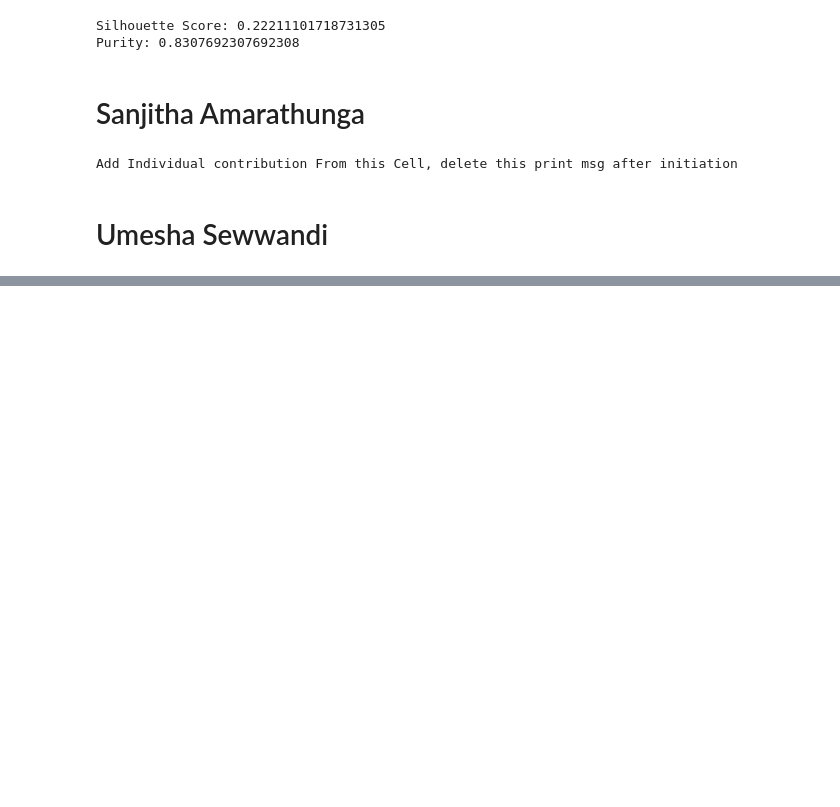
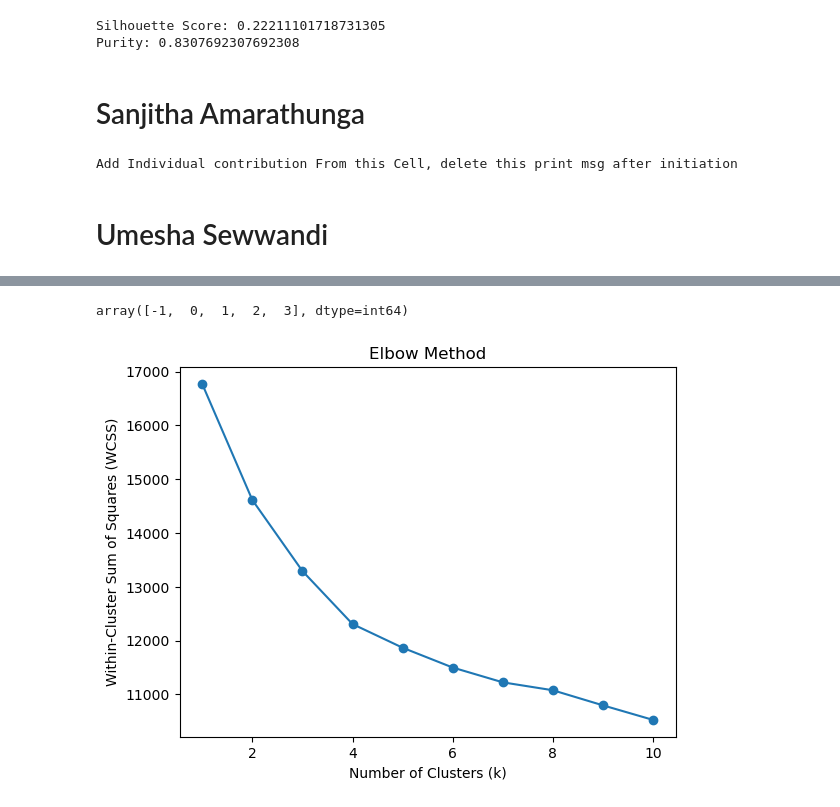
Before and after one commit to ChamikaGunarathna/DM_Group_project, a Jupyter notebook: clustering of cancer gene data.ipynb, the cells around one changed output, grey strips where cells are left out. Saved outputs shown, nothing was run; the diff lists cells and outputs as text; code cells hidden in the pictures; blank space fills up the shorter version.

```diff
--- a/clustering of cancer gene data.ipynb
+++ b/clustering of cancer gene data.ipynb
@@ -713,0 +816,2 @@ Add Individual contribution From this Cell, delete this print msg after initiati
+# %%
+df = pd.read_csv('DNA_Dataset_Normalized.csv')
@@ -713,0 +850,4 @@ Add Individual contribution From this Cell, delete this print msg after initiati
+# %%
+np.unique(y_pred)
+# %% [output]
+array([-1,  0,  1,  2,  3], dtype=int64)
@@ -713,0 +859,28 @@ Add Individual contribution From this Cell, delete this print msg after initiati
+# %%
+import numpy as np
+import matplotlib.pyplot as plt
+from sklearn.cluster import KMeans
+from sklearn.preprocessing import StandardScaler
+
+# Extract features and standardize them
+features = df.iloc[:, :-1]
+scaler = StandardScaler()
+features_standardized = scaler.fit_transform(features)
+
+
+
+wcss = []    # List to store Within-Cluster Sum of Squares (WCSS) for different values of k
+
+for k in range(1, 11):   # Loop through different values of k (number of clusters)
+    kmeans = KMeans(n_clusters=k, init='k-means++', max_iter=300, n_init=10 , random_state=0)
+    kmeans.fit(features_standardized)
+    wcss.append(kmeans.inertia_)   # Append WCSS to the list
+
+# Plot the Elbow method
+plt.plot(range(1, 11), wcss, marker='o')
+plt.title('Elbow Method')
+plt.xlabel('Number of Clusters (k)')
+plt.ylabel('Within-Cluster Sum of Squares (WCSS)')
+plt.show()
+# %% [output]
+[figure, added]
```
Also changed, not shown: parts of 20 cells of this notebook.
